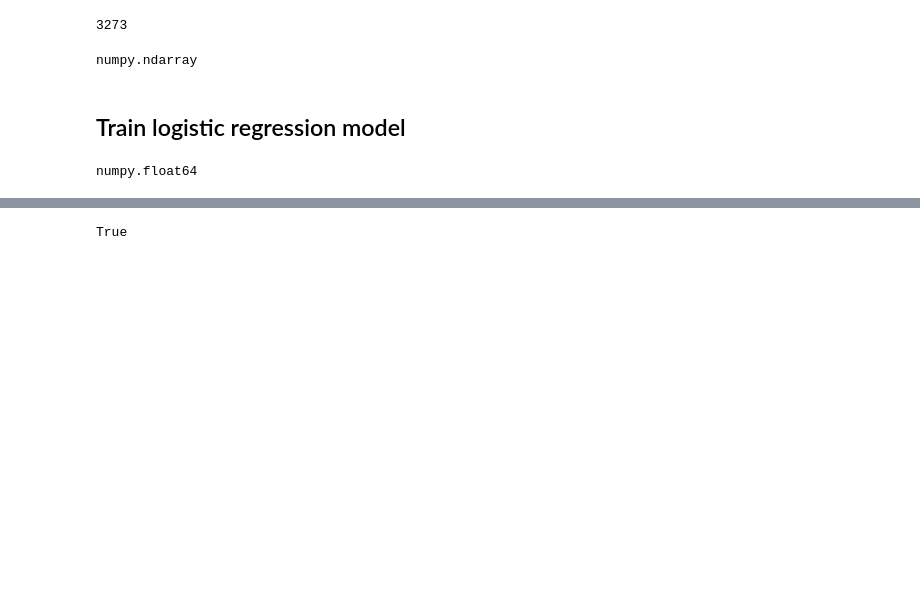
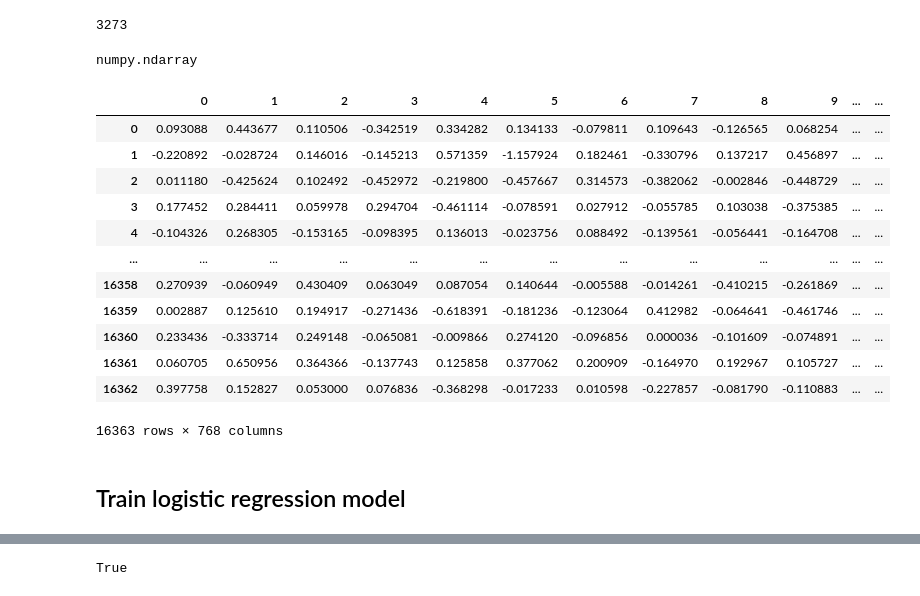
Before and after one commit to zgvera/twitter_sentiment_nlp, a Jupyter notebook: final_bert_embeddings.ipynb, the cells around one changed output, grey strips where cells are left out. Drawn from its saved outputs; the diff is of its cells as text; code cells hidden in the pictures; blank space fills up the shorter version.

```diff
--- a/final_bert_embeddings.ipynb
+++ b/final_bert_embeddings.ipynb
@@ -250,8 +252,8 @@ import numpy as np
 # test train split
 # X = df_tweet_bert['embedding']
 # when reading BERT from csv
-X = df_tweet_bert['embedding'].apply(lambda s: (np.array([x.strip(" ") for x in s.strip("[]\n").split()], dtype=float)))
-y = df_tweet_bert['sentiment']
+X = df_tweet_bert['embedding'].apply(lambda s: ([float(x.strip(" \n")) for x in s.strip("[]").split()])).values.tolist()
+y = df_tweet_bert['sentiment'].values.tolist()
 
 # train + test split
 X_train, X_test, y_train, y_test = train_test_split(np.array(X,dtype=object), np.array(y), test_size = 0.2, random_state=1)
@@ -273,13 +275,27 @@ len(X_val)
 len(X_test)
 # %% [output]
 3273
-# %%
-type(X_train)
-# %% [output]
-numpy.ndarray
+# %%
+type(X_train)
+# %% [output]
+numpy.ndarray
+# %%
+df = pd.DataFrame(X)
+# %%
+df
+# %% [output]
+|  | 0 | 1 | 2 | 3 | 4 | 5 | 6 | 7 | 8 | 9 | ... | ... |
+| 0 | 0.093088 | 0.443677 | 0.110506 | -0.342519 | 0.334282 | 0.134133 | -0.079811 | 0.109643 | -0.126565 | 0.068254 | ... | ... |
+| 1 | -0.220892 | -0.028724 | 0.146016 | -0.145213 | 0.571359 | -1.157924 | 0.182461 | -0.330796 | 0.137217 | 0.456897 | ... | ... |
+| 2 | 0.011180 | -0.425624 | 0.102492 | -0.452972 | -0.219800 | -0.457667 | 0.314573 | -0.382062 | -0.002846 | -0.448729 | ... | ... |
+| 3 | 0.177452 | 0.284411 | 0.059978 | 0.294704 | -0.461114 | -0.078591 | 0.027912 | -0.055785 | 0.103038 | -0.375385 | ... | ... |
+| 4 | -0.104326 | 0.268305 | -0.153165 | -0.098395 | 0.136013 | -0.023756 | 0.088492 | -0.139561 | -0.056441 | -0.164708 | ... | ... |
+| ... | ... | ... | ... | ... | ... | ... | ... | ... | ... | ... | ... | ... |
+| 16358 | 0.270939 | -0.060949 | 0.430409 | 0.063049 | 0.087054 | 0.140644 | -0.005588 | -0.014261 | -0.410215 | -0.261869 | ... | ... |
+| 16359 | 0.002887 | 0.125610 | 0.194917 | -0.271436 | -0.618391 | -0.181236 | -0.123064 | 0.412982 | -0.064641 | -0.461746 | ... | ... |
+| 16360 | 0.233436 | -0.333714 | 0.249148 | -0.065081 | -0.009866 | 0.274120 | -0.096856 | 0.000036 | -0.101609 | -0.074891 | ... | ... |
+| 16361 | 0.060705 | 0.650956 | 0.364366 | -0.137743 | 0.125858 | 0.377062 | 0.200909 | -0.164970 | 0.192967 | 0.105727 | ... | ... |
+| 16362 | 0.397758 | 0.152827 | 0.053000 | 0.076836 | -0.368298 | -0.017233 | 0.010598 | -0.227857 | -0.081790 | -0.110883 | ... | ... |
+16363 rows × 768 columns
 # %% [markdown]
 ## Train logistic regression model
-# %%
-type(X_train[0][1])
-# %% [output]
-numpy.float64
```
Also changed, not shown: parts of 27 cells of this notebook.
